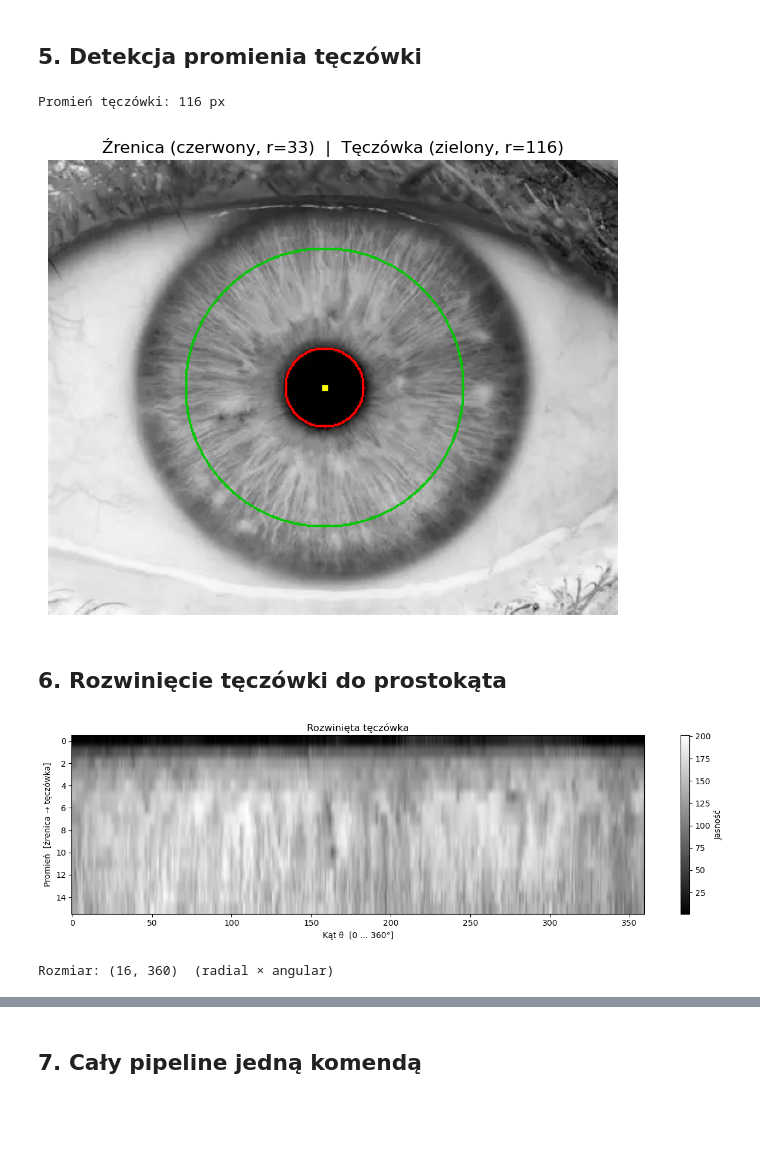
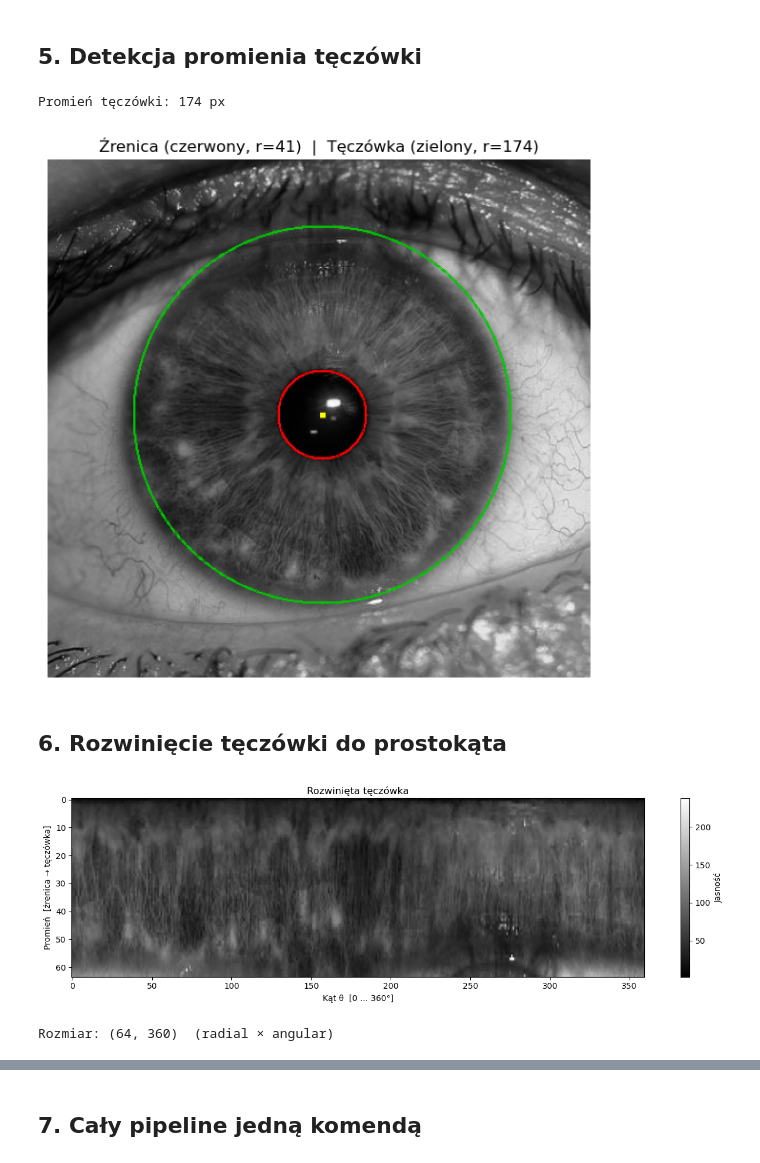
Before and after one commit to zielinskim04/Biometria, a Jupyter notebook: Projekt_2/iris_project.ipynb, the cells around one changed output, grey strips where cells are left out. Drawn from its saved outputs; the diff is of its cells as text; code cells hidden in the pictures; blank space fills up the shorter version.

```diff
--- a/Projekt_2/iris_project.ipynb
+++ b/Projekt_2/iris_project.ipynb
@@ -11,7 +11,7 @@ iris = IrisSegmentation()
 # %% [markdown]
 ## 1. Wczytanie obrazu
 # %%
-IMAGE_PATH = "eye3.webp"
+IMAGE_PATH = "eye2.jpg"
 
 image = Image.open(IMAGE_PATH)
 gray_arr = iris._to_gray(image)
@@ -123,27 +123,27 @@ plt.imshow(overlay2)
 plt.title(f'Źrenica (czerwony, r={pupil_r})  |  Tęczówka (zielony, r={iris_r})')
 plt.axis('off'); plt.tight_layout(); plt.show()
 # %% [output]
-Promień tęczówki: 116 px
+Promień tęczówki: 174 px
-[figure, old version]
+[figure, new version]
 # %% [markdown]
 ## 6. Rozwinięcie tęczówki do prostokąta
 # %%
-RADIAL_RES  = 16
+RADIAL_RES  = 64
 ANGULAR_RES = 360
 
 unwrapped = iris.unwrap_iris(gray_arr, cx, cy, pupil_r, iris_r, RADIAL_RES, ANGULAR_RES)
 
 plt.figure(figsize=(13, 4))
 plt.imshow(unwrapped, cmap='gray', aspect='auto')
 plt.title('Rozwinięta tęczówka')
 plt.xlabel('Kąt θ  [0 … 360°]')
 plt.ylabel('Promień  [źrenica → tęczówka]')
 plt.colorbar(label='Jasność')
 plt.tight_layout(); plt.show()
 print(f'Rozmiar: {unwrapped.shape}  (radial × angular)')
 # %% [output]
-[figure, old version]
+[figure, new version]
-Rozmiar: (16, 360)  (radial × angular)
+Rozmiar: (64, 360)  (radial × angular)
 # %%
 RADIAL_RES  = 64
 ANGULAR_RES = 360
```
Also changed, not shown: parts of 6 cells of this notebook, 1 other file.
